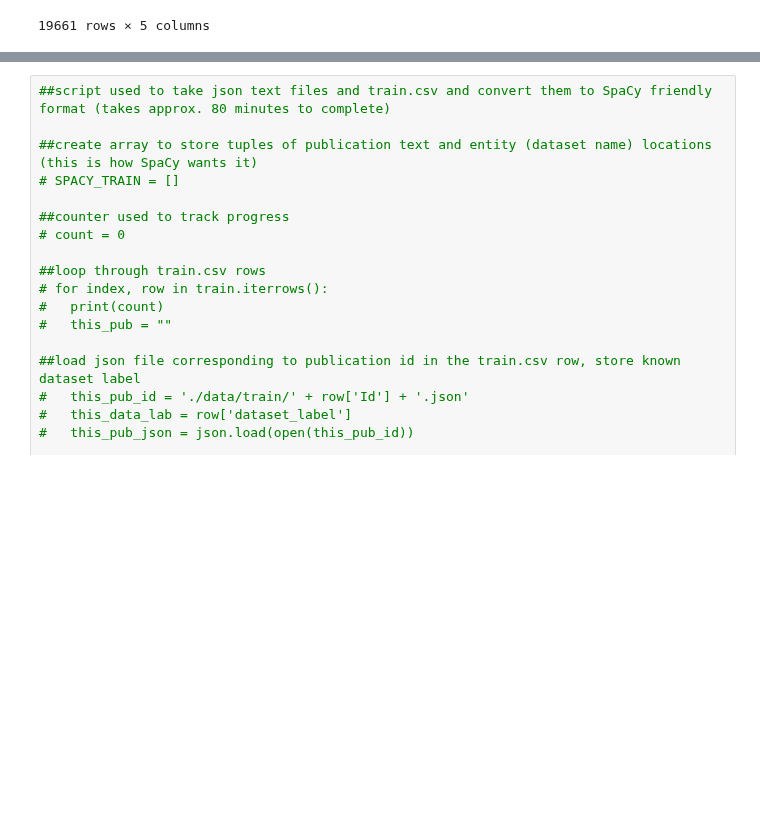
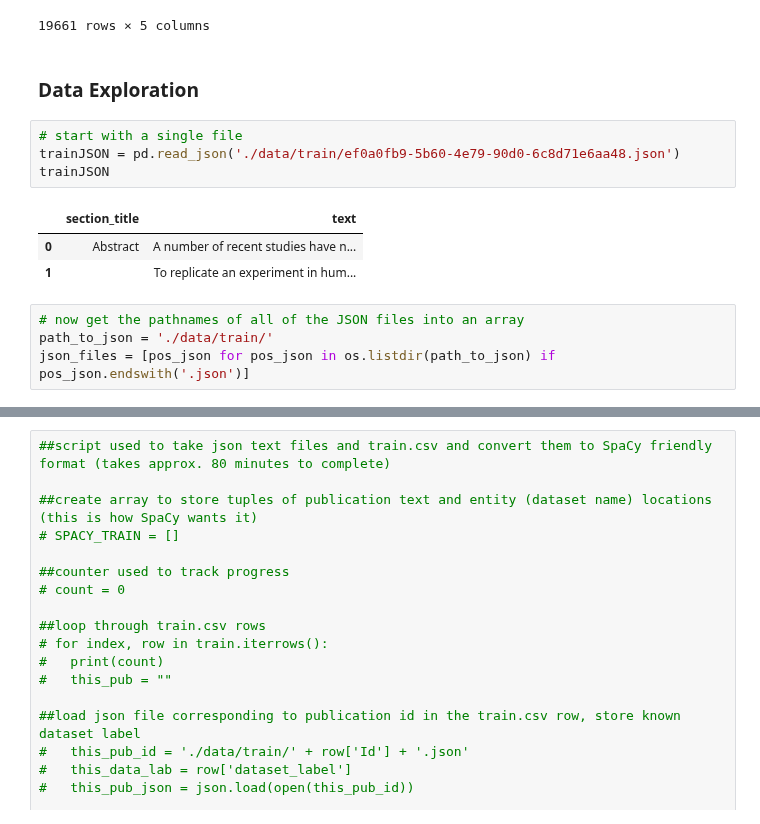
Before and after one commit to ajag408/ASKus, a Jupyter notebook: ASKus_spaCy.ipynb, the cells around one changed output, grey strips where cells are left out. Drawn from its saved outputs; the diff is of its cells as text; blank space fills up the shorter version.

```diff
--- a/ASKus_spaCy.ipynb
+++ b/ASKus_spaCy.ipynb
@@ -60,3 +57,17 @@ train
 | 19659 | fd23e7e0-a5d2-4f98-992d-9209c85153bb | A ligand-based computational drug... | CAS COVID-19 antiviral candidate ... | CAS COVID-19 antiviral candidate ... | cas covid 19 antiviral candidate ... |
 | 19660 | fd23e7e0-a5d2-4f98-992d-9209c85153bb | A ligand-based computational drug... | CAS COVID-19 antiviral candidate ... | CAS COVID-19 antiviral candidate ... | cas covid 19 antiviral candidate ... |
 19661 rows × 5 columns
+# %% [markdown]
+### **Data Exploration**
+# %%
+# start with a single file
+trainJSON = pd.read_json('./data/train/ef0a0fb9-5b60-4e79-90d0-6c8d71e6aa48.json')
+trainJSON
+# %% [output]
+|  | section_title | text |
+| 0 | Abstract | A number of recent studies have n... |
+| 1 |  | To replicate an experiment in hum... |
+# %%
+# now get the pathnames of all of the JSON files into an array
+path_to_json = './data/train/'
+json_files = [pos_json for pos_json in os.listdir(path_to_json) if pos_json.endswith('.json')]
```
Also changed, not shown: parts of 24 cells of this notebook.
